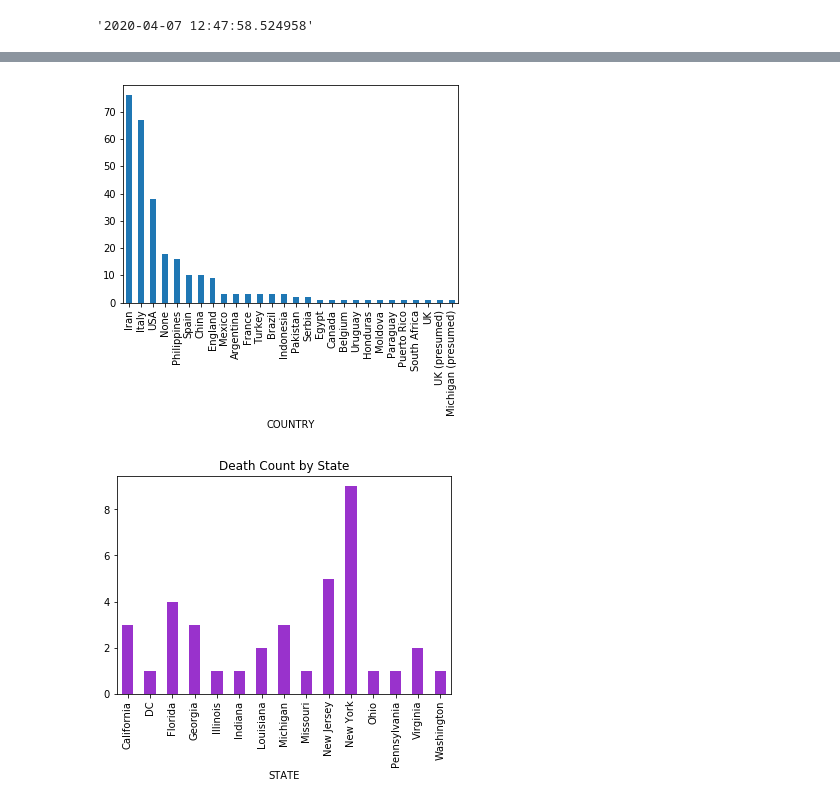
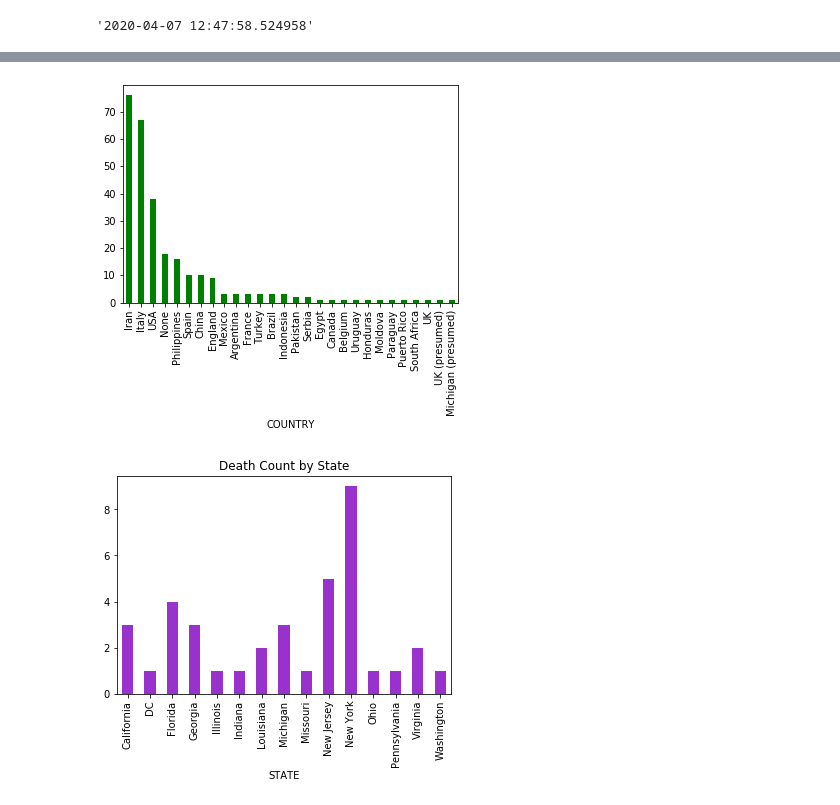
Before and after one commit to AMADataLabs/Core, a Jupyter notebook: Sandbox/Medscape/medscape.ipynb, the cells around one changed output, grey strips where cells are left out. Cells and saved outputs as stored; diff of their text form; code cells hidden in the pictures.

```diff
--- a/Sandbox/Medscape/medscape.ipynb
+++ b/Sandbox/Medscape/medscape.ipynb
@@ -199,9 +199,9 @@ list(all_df.groupby('COUNTRY').count()['NAME'])
 # %%
 by_country = by_country.sort_values(ascending = False)
 # %%
-ax = by_country.plot.bar()
+ax = by_country.plot.bar(cmap='ocean')
 # %% [output]
-[figure, old version]
+[figure, new version]
 # %%
 us = all_df[all_df.COUNTRY == 'USA']
 # %%
```
Also changed, not shown: parts of 4 cells of this notebook, 3 other files.
